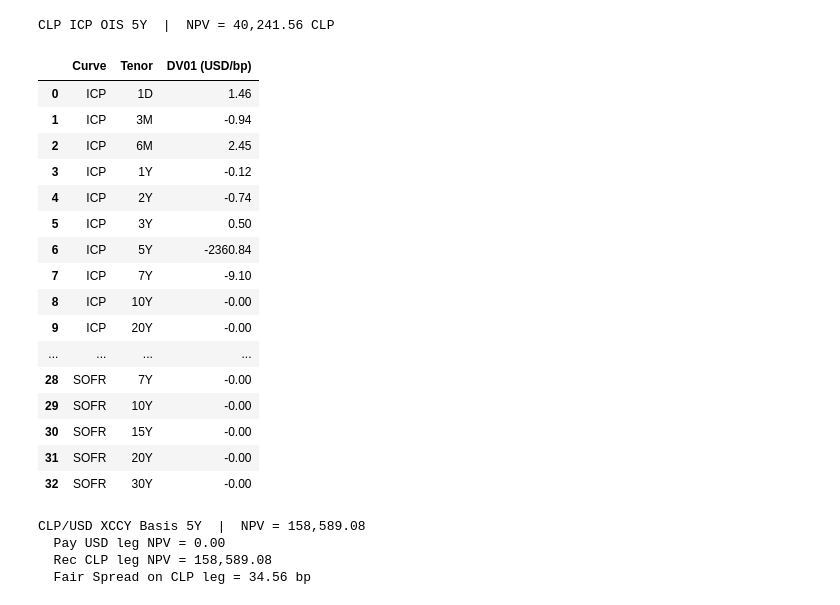
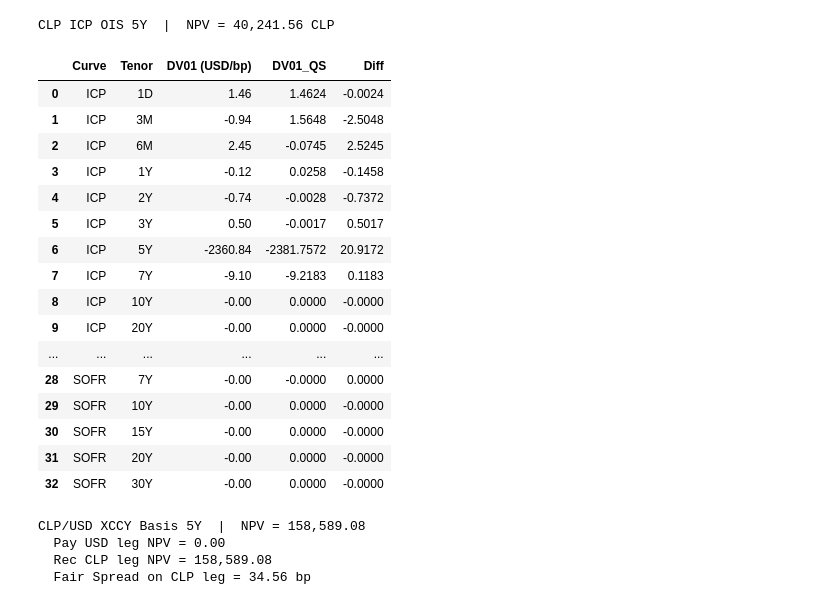
Before and after one commit to jmelo11/quantsupport, a Jupyter notebook: examples/sensitivity/bechmark/sensitivity.ipynb, the cells around one changed output. Saved outputs shown, nothing was run; the diff lists cells and outputs as text; code cells hidden in the pictures.

```diff
--- a/examples/sensitivity/bechmark/sensitivity.ipynb
+++ b/examples/sensitivity/bechmark/sensitivity.ipynb
@@ -178,14 +177,13 @@ sofr_tenors  = ["1D","3M","6M","1Y","2Y","3Y","4Y","5Y","7Y","10Y","15Y","20Y","
 sofr_quotes  = curves['SOFR']['quotes']
 bump = 1e-4
 base_npv = sofr_swap.NPV()
-rows, total = [], 0.0
+sofr_swap_rows = []
 for tenor, q in zip(sofr_tenors, sofr_quotes):
     rq = q['rate']
     orig = rq.value()
     rq.setValue(orig + bump)
     dv01 = sofr_swap.NPV() - base_npv
     rq.setValue(orig)
-    total += dv01
-    rows.append({"Tenor": tenor, "Quote": round(orig, 6), "DV01 (USD/bp)": round(dv01, 2)})
-pd.DataFrame(rows)
+    sofr_swap_rows.append({"Curve": "SOFR", "Tenor": tenor, "Quote": round(orig, 6), "DV01 (USD/bp)": round(dv01, 2)})
+compare_sensitivities(sofr_swap_rows, "SOFR OIS 5Y Swap")
 # %% [output]
@@ -218,7 +216,7 @@ ts3m_tenors  = ["3M","6M","1Y","2Y","3Y","4Y","5Y","7Y","10Y","15Y","20Y","30Y"]
 ts3m_quotes  = curves['TermSOFR3m']['quotes']
 base_npv_ts  = ts3m_swap.NPV()
 
-rows, total = [], 0.0
+ts3m_swap_rows = []
 
 # Bump TermSOFR3m (forecast curve)
 for tenor, q in zip(ts3m_tenors, ts3m_quotes):
@@ -227,8 +225,7 @@ for tenor, q in zip(ts3m_tenors, ts3m_quotes):
     rq.setValue(orig + bump)
     dv01 = ts3m_swap.NPV() - base_npv_ts
     rq.setValue(orig)
-    total += dv01
-    rows.append({"Curve": "TermSOFR3m", "Tenor": tenor, "DV01 (USD/bp)": round(dv01, 2)})
+    ts3m_swap_rows.append({"Curve": "TermSOFR3m", "Tenor": tenor, "DV01 (USD/bp)": round(dv01, 2)})
 
 # Bump SOFR (discount curve)
 for tenor, q in zip(sofr_tenors, sofr_quotes):
@@ -237,8 +234,7 @@ for tenor, q in zip(sofr_tenors, sofr_quotes):
     rq.setValue(orig + bump)
     dv01 = ts3m_swap.NPV() - base_npv_ts
     rq.setValue(orig)
-    total += dv01
-    rows.append({"Curve": "SOFR", "Tenor": tenor, "DV01 (USD/bp)": round(dv01, 2)})
+    ts3m_swap_rows.append({"Curve": "SOFR", "Tenor": tenor, "DV01 (USD/bp)": round(dv01, 2)})
 
-pd.DataFrame(rows)
+compare_sensitivities(ts3m_swap_rows, "TermSOFR3m 5Y Swap")
 # %% [output]
@@ -291,61 +287,57 @@ coll_tenors = ["1M","3M","6M","1Y","2Y","3Y","5Y","7Y","10Y","20Y"]
 coll_quotes = curves['Collateral(CLP/USD)']['quotes']
 
 base_npv_icp = icp_swap.NPV()
-rows, total = [], 0.0
+icp_swap_rows = []
 
 # Bump ICP (forecast curve)
 for tenor, q in zip(icp_tenors, icp_quotes):
     rq = q['rate']
     orig = rq.value()
     rq.setValue(orig + bump)
     dv01 = (icp_swap.NPV() - base_npv_icp) / fx_spot
     rq.setValue(orig)
-    total += dv01
-    rows.append({"Curve": "ICP", "Tenor": tenor, "DV01 (USD/bp)": round(dv01, 2)})
+    icp_swap_rows.append({"Curve": "ICP", "Tenor": tenor, "DV01 (USD/bp)": round(dv01, 2)})
 
 # Bump CLP_COLLUSD (collateral / discount curve)
 for tenor, q in zip(coll_tenors, coll_quotes):
-    # FxSwap helpers have fxPoints; Xccy helpers have rate
     if 'fxPoints' in q:
         rq = q['fxPoints']
     elif 'rate' in q:
         rq = q['rate']
-
     orig = rq.value()
     rq.setValue(orig + bump)
     dv01 = (icp_swap.NPV() - base_npv_icp) / fx_spot
     rq.setValue(orig)
-    total += dv01
-    rows.append({"Curve": "CLP_COLLUSD", "Tenor": tenor, "DV01 (USD/bp)": round(dv01, 2)})
+    icp_swap_rows.append({"Curve": "CLP_COLLUSD", "Tenor": tenor, "DV01 (USD/bp)": round(dv01, 2)})
 
 # Bump SOFR (affects collateral curve via xccy helpers)
 for tenor, q in zip(sofr_tenors, sofr_quotes):
     rq = q['rate']
     orig = rq.value()
     rq.setValue(orig + bump)
     dv01 = (icp_swap.NPV() - base_npv_icp) / fx_spot
     rq.setValue(orig)
-    total += dv01
-    rows.append({"Curve": "SOFR", "Tenor": tenor, "DV01 (USD/bp)": round(dv01, 2)})
-pd.DataFrame(rows)
+    icp_swap_rows.append({"Curve": "SOFR", "Tenor": tenor, "DV01 (USD/bp)": round(dv01, 2)})
+
+compare_sensitivities(icp_swap_rows, "CLP ICP OIS 5Y Swap (USD collateral)")
 # %% [output]
-|  | Curve | Tenor | DV01 (USD/bp) |
-| 0 | ICP | 1D | 1.46 |
-| 1 | ICP | 3M | -0.94 |
-| 2 | ICP | 6M | 2.45 |
-| 3 | ICP | 1Y | -0.12 |
-| 4 | ICP | 2Y | -0.74 |
-| 5 | ICP | 3Y | 0.50 |
-| 6 | ICP | 5Y | -2360.84 |
-| 7 | ICP | 7Y | -9.10 |
-| 8 | ICP | 10Y | -0.00 |
-| 9 | ICP | 20Y | -0.00 |
-| ... | ... | ... | ... |
-| 28 | SOFR | 7Y | -0.00 |
-| 29 | SOFR | 10Y | -0.00 |
-| 30 | SOFR | 15Y | -0.00 |
-| 31 | SOFR | 20Y | -0.00 |
-| 32 | SOFR | 30Y | -0.00 |
+|  | Curve | Tenor | DV01 (USD/bp) | DV01_QS | Diff |
+| 0 | ICP | 1D | 1.46 | 1.4624 | -0.0024 |
+| 1 | ICP | 3M | -0.94 | 1.5648 | -2.5048 |
+| 2 | ICP | 6M | 2.45 | -0.0745 | 2.5245 |
+| 3 | ICP | 1Y | -0.12 | 0.0258 | -0.1458 |
+| 4 | ICP | 2Y | -0.74 | -0.0028 | -0.7372 |
+| 5 | ICP | 3Y | 0.50 | -0.0017 | 0.5017 |
+| 6 | ICP | 5Y | -2360.84 | -2381.7572 | 20.9172 |
+| 7 | ICP | 7Y | -9.10 | -9.2183 | 0.1183 |
+| 8 | ICP | 10Y | -0.00 | 0.0000 | -0.0000 |
+| 9 | ICP | 20Y | -0.00 | 0.0000 | -0.0000 |
+| ... | ... | ... | ... | ... | ... |
+| 28 | SOFR | 7Y | -0.00 | -0.0000 | 0.0000 |
+| 29 | SOFR | 10Y | -0.00 | 0.0000 | -0.0000 |
+| 30 | SOFR | 15Y | -0.00 | 0.0000 | -0.0000 |
+| 31 | SOFR | 20Y | -0.00 | 0.0000 | -0.0000 |
+| 32 | SOFR | 30Y | -0.00 | 0.0000 | -0.0000 |
 # %%
 fx_spot     = 935.0
 usd_not     = 10_000_000.0
```
Also changed, not shown: parts of 5 cells of this notebook.
